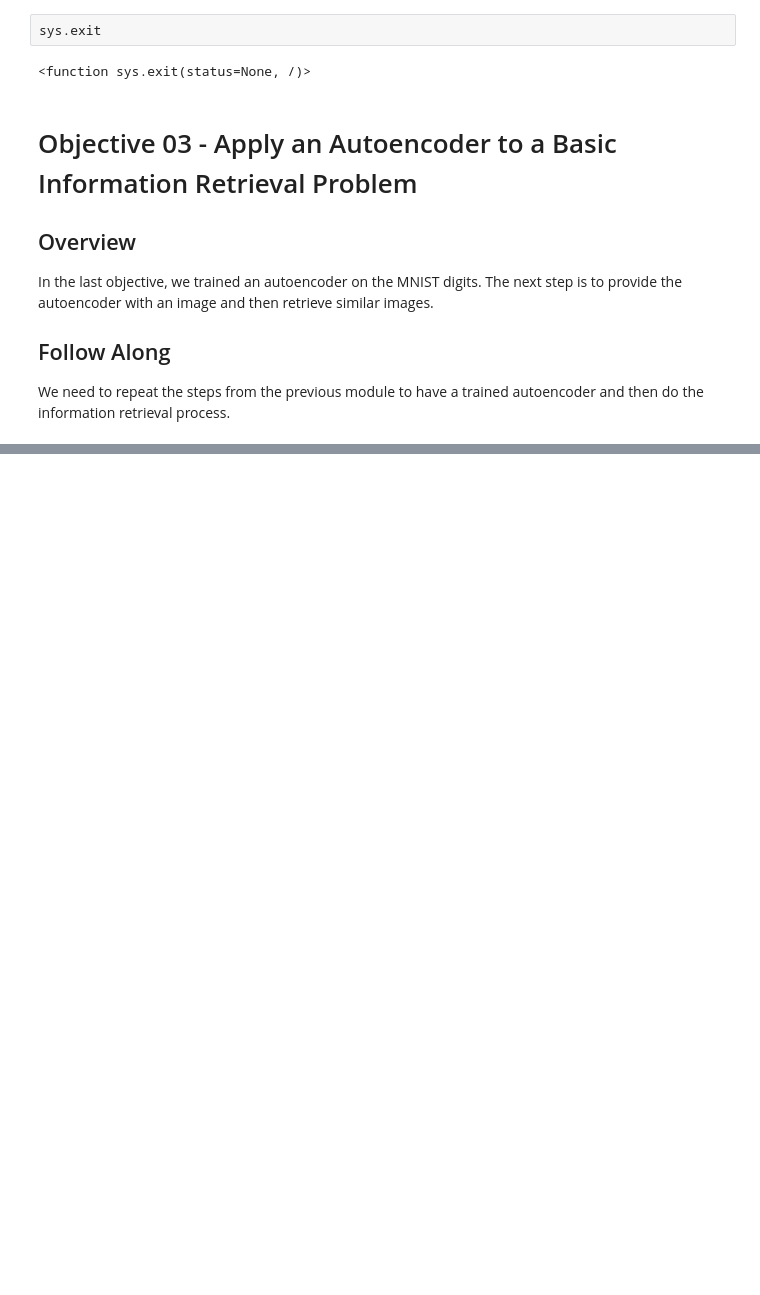
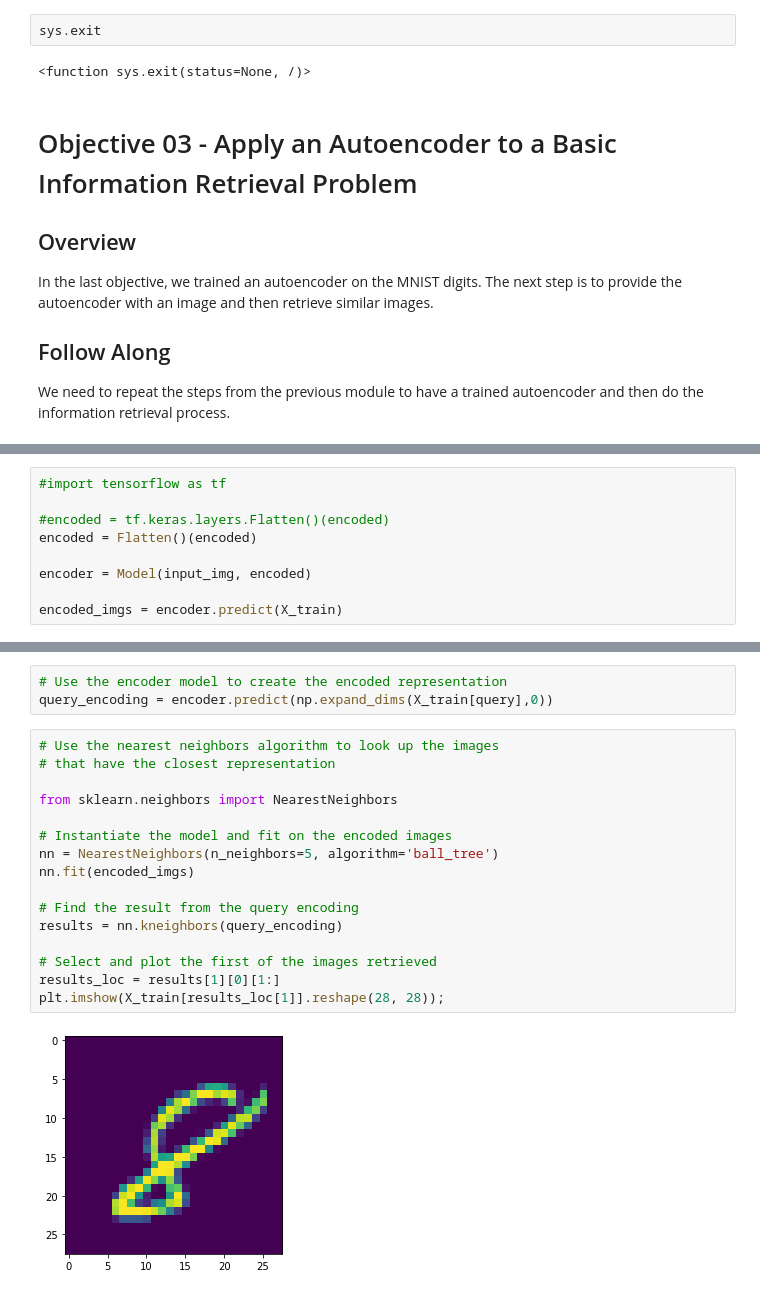
Before and after one commit to somersgreg-classwork/DS-Unit-4-Sprint-3-Deep-Learning, a Jupyter notebook: module3-autoencoders/objectives.ipynb, the cells around one changed output, grey strips where cells are left out. Saved outputs shown, nothing was run; the diff lists cells and outputs as text; blank space fills up the shorter version.

```diff
--- a/module3-autoencoders/objectives.ipynb
+++ b/module3-autoencoders/objectives.ipynb
@@ -216,0 +300,9 @@ We need to repeat the steps from the previous module to have a trained autoencod
+# %%
+#import tensorflow as tf
+
+#encoded = tf.keras.layers.Flatten()(encoded)
+encoded = Flatten()(encoded)
+
+encoder = Model(input_img, encoded)
+
+encoded_imgs = encoder.predict(X_train)
@@ -216,0 +321,21 @@ We need to repeat the steps from the previous module to have a trained autoencod
+# %%
+# Use the encoder model to create the encoded representation
+query_encoding = encoder.predict(np.expand_dims(X_train[query],0))
+# %%
+# Use the nearest neighbors algorithm to look up the images
+# that have the closest representation
+
+from sklearn.neighbors import NearestNeighbors
+
+# Instantiate the model and fit on the encoded images
+nn = NearestNeighbors(n_neighbors=5, algorithm='ball_tree')
+nn.fit(encoded_imgs)
+
+# Find the result from the query encoding
+results = nn.kneighbors(query_encoding)
+
+# Select and plot the first of the images retrieved
+results_loc = results[1][0][1:]
+plt.imshow(X_train[results_loc[1]].reshape(28, 28));
+# %% [output]
+[figure, added]
```
Also changed, not shown: parts of 7 cells of this notebook, 6 other files.
